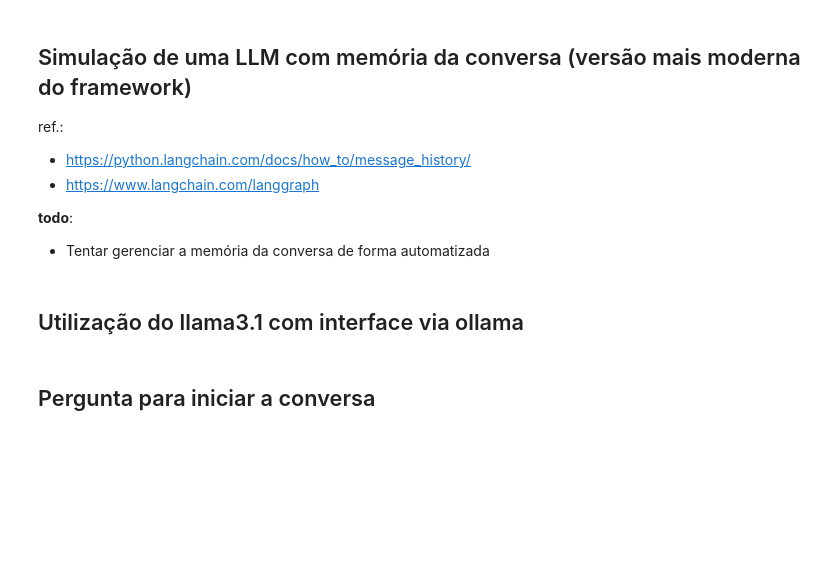
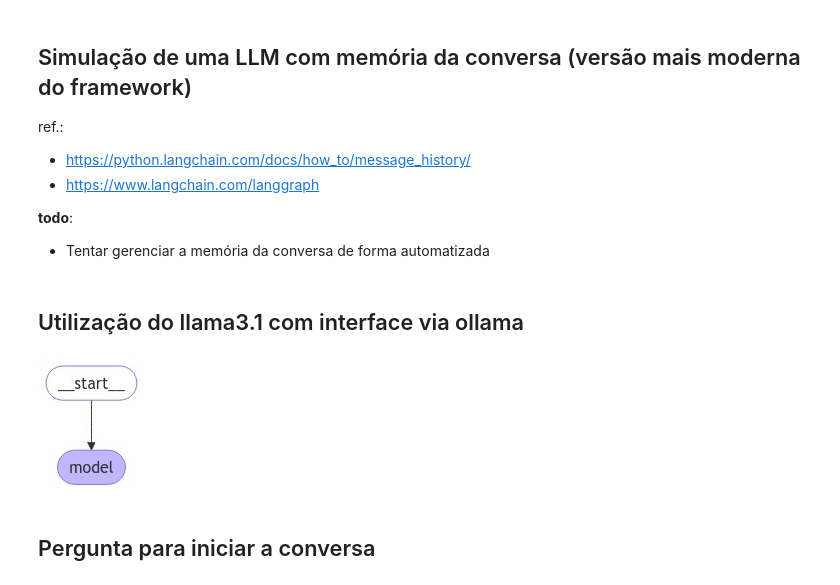
Before and after one commit to professortavares/ollama_tests, a Jupyter notebook: notebooks/03 - chat_com_memoria_v2.ipynb, the cells around one changed output. Drawn from its saved outputs; the diff is of its cells as text; code cells hidden in the pictures; blank space fills up the shorter version.

```diff
--- a/notebooks/03 - chat_com_memoria_v2.ipynb
+++ b/notebooks/03 - chat_com_memoria_v2.ipynb
@@ -28,6 +29,14 @@ workflow.add_node("model", call_model)
 
 memory = MemorySaver()
 app = workflow.compile(checkpointer=memory)
+# %%
+try:
+    display(Image(app.get_graph().draw_mermaid_png()))
+except Exception:
+    # This requires some extra dependencies and is optional
+    pass
+# %% [output]
+[figure, added]
 # %% [markdown]
 ## Pergunta para iniciar a conversa
 # %%
```
Also changed, not shown: parts of 20 cells of this notebook, 2 other files.
